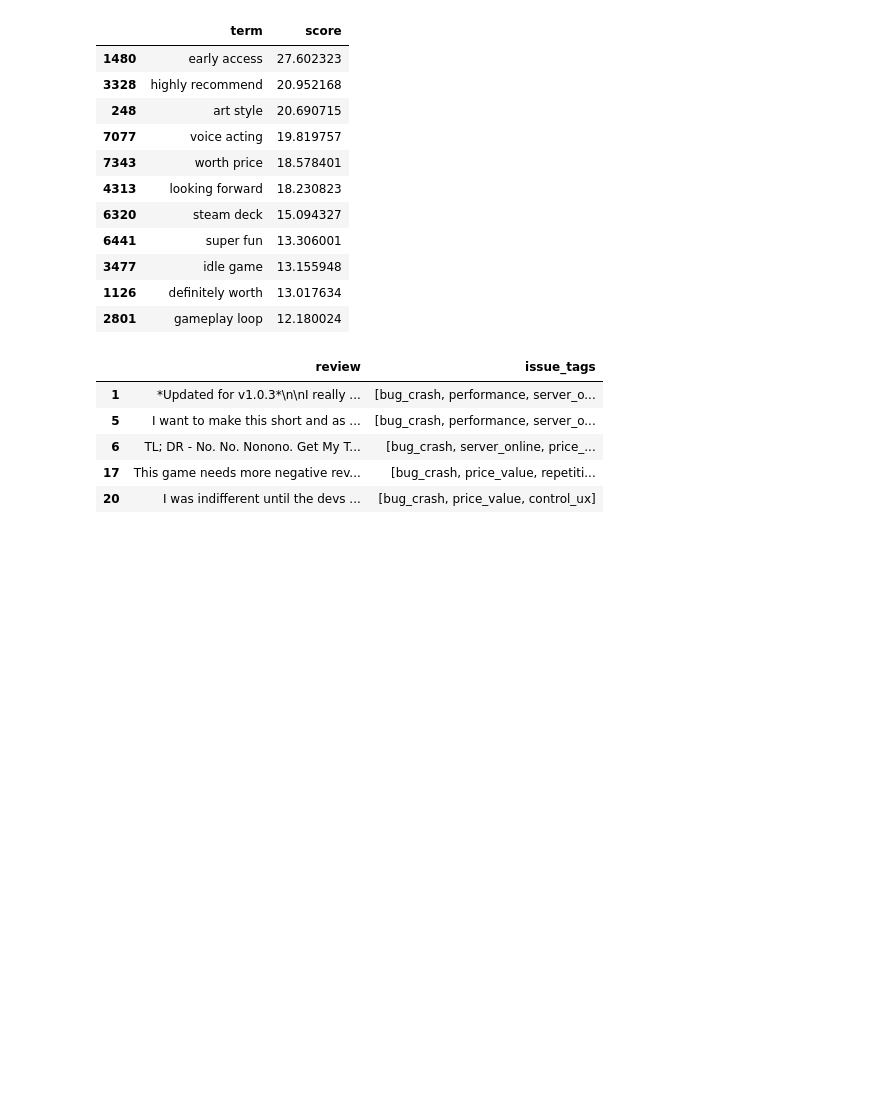
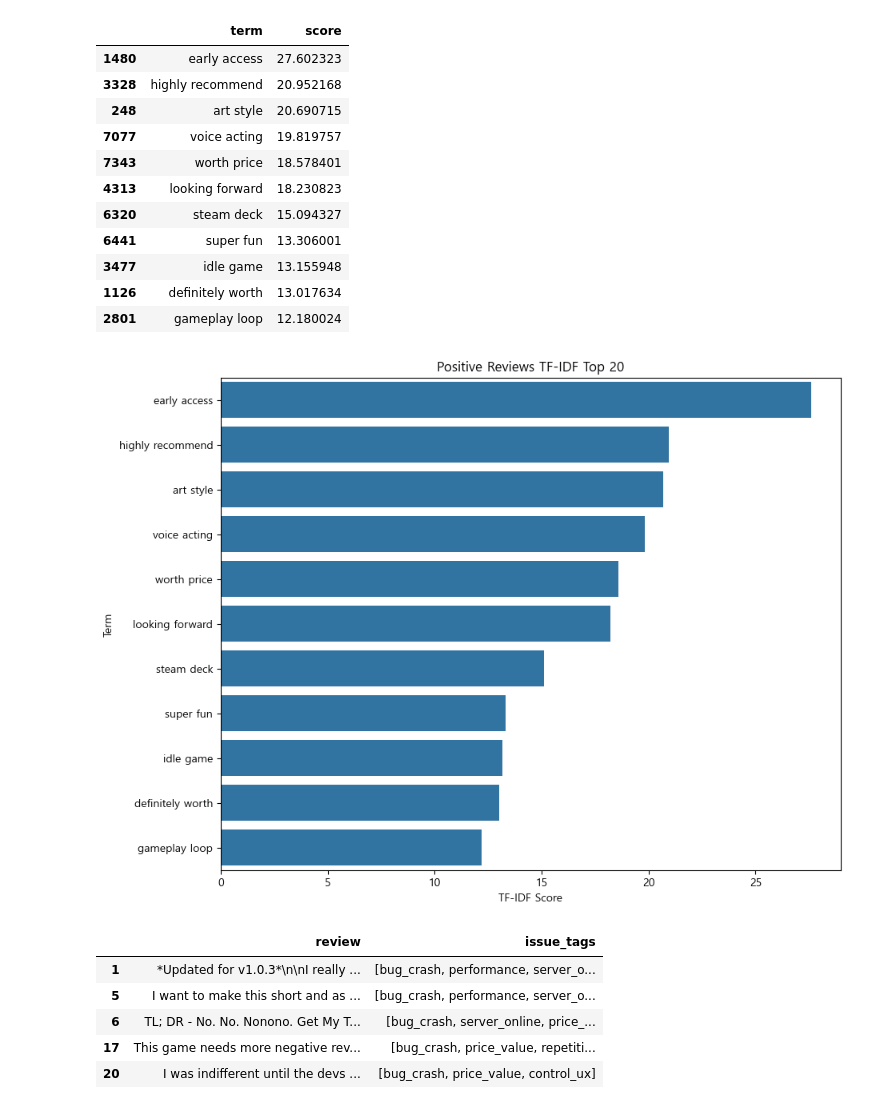
Before and after one commit to jinnyjinnyjinjin/steam-indie-game-analysis, a Jupyter notebook: src/notebooks/js/review.ipynb, the cells around one changed output. Saved outputs shown, nothing was run; the diff lists cells and outputs as text; code cells hidden in the pictures; blank space fills up the shorter version.

```diff
--- a/src/notebooks/js/review.ipynb
+++ b/src/notebooks/js/review.ipynb
@@ -750,6 +776,21 @@ bigram_df_clean.head(50)
 | 3477 | idle game | 13.155948 |
 | 1126 | definitely worth | 13.017634 |
 | 2801 | gameplay loop | 12.180024 |
+# %%
+plt.figure(figsize=(10, 8))
+
+sns.barplot(
+    data=bigram_df_clean.head(20),
+    x="score",
+    y="term"
+)
+
+plt.title("Positive Reviews TF-IDF Top 20")
+plt.xlabel("TF-IDF Score")
+plt.ylabel("Term")
+plt.show()
+# %% [output]
+[figure, added]
 # %%
 issue_keywords = {
     "bug_crash": ["bug", "bugs", "crash", "crashes", "crashed", "glitch", "broken"],
```
Also changed, not shown: parts of 21 cells of this notebook, 3 other files.
